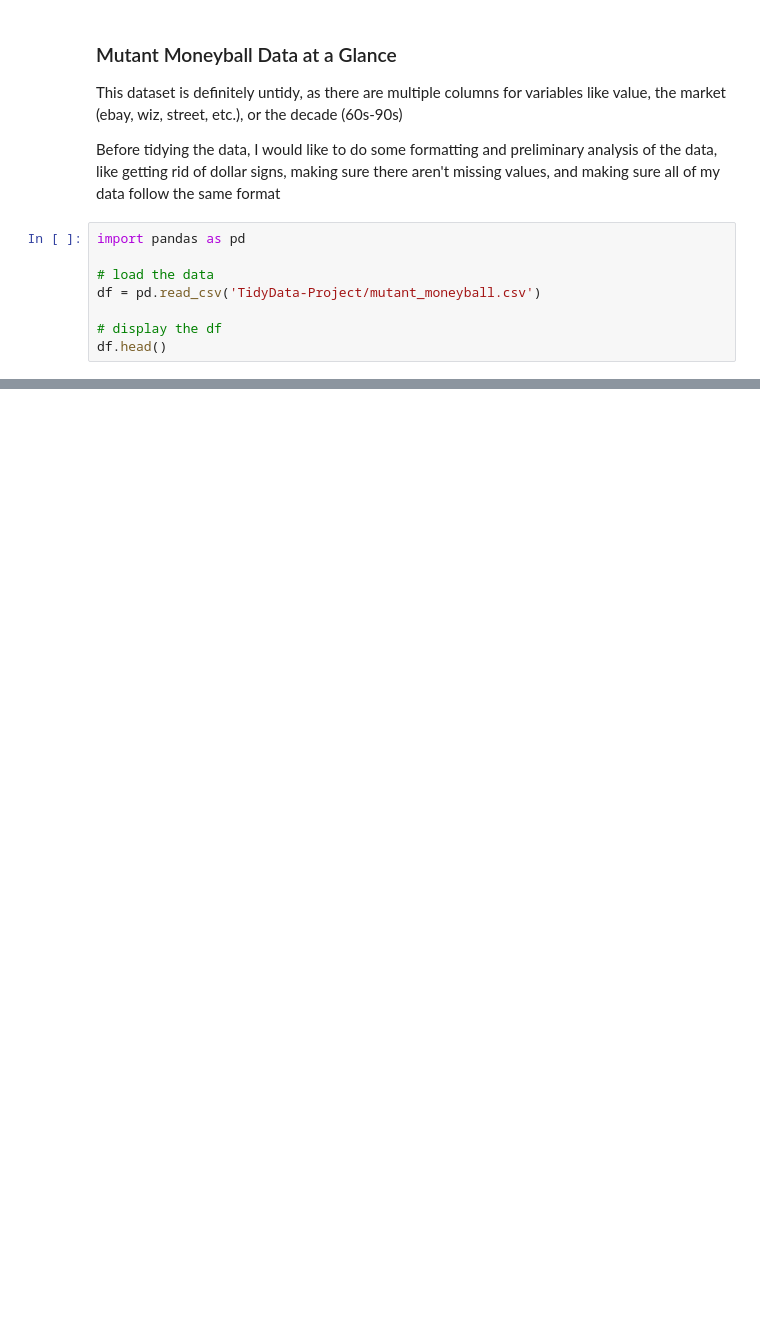
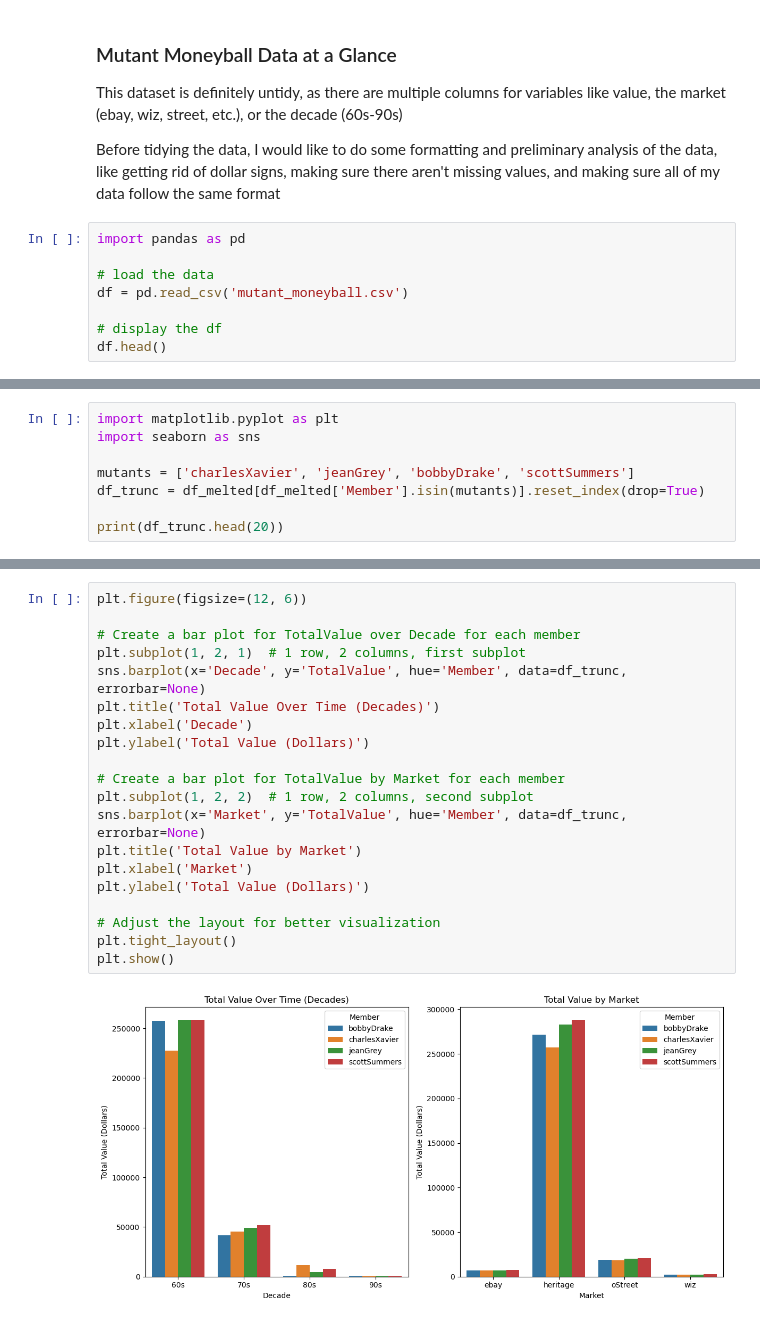
Before and after one commit to mmccoll03/MCCOLLUM-Data-Science-Portfolio, a Jupyter notebook: TidyData-Project/tidy_mutants.ipynb, the cells around one changed output, grey strips where cells are left out. Drawn from its saved outputs; the diff is of its cells as text; blank space fills up the shorter version.

```diff
--- a/TidyData-Project/tidy_mutants.ipynb
+++ b/TidyData-Project/tidy_mutants.ipynb
@@ -8,7 +8,7 @@ Before tidying the data, I would like to do some formatting and preliminary anal
 import pandas as pd
 
 # load the data
-df = pd.read_csv('TidyData-Project/mutant_moneyball.csv')
+df = pd.read_csv('mutant_moneyball.csv')
 
 # display the df
 df.head()
@@ -16,0 +176,8 @@ FileNotFoundError: [Errno 2] No such file or directory: 'TidyData-Project/mutant
+# %%
+import matplotlib.pyplot as plt
+import seaborn as sns
+
+mutants = ['charlesXavier', 'jeanGrey', 'bobbyDrake', 'scottSummers']
+df_trunc = df_melted[df_melted['Member'].isin(mutants)].reset_index(drop=True)
+
+print(df_trunc.head(20))
@@ -16,0 +210,22 @@ FileNotFoundError: [Errno 2] No such file or directory: 'TidyData-Project/mutant
+# %%
+plt.figure(figsize=(12, 6))
+
+# Create a bar plot for TotalValue over Decade for each member
+plt.subplot(1, 2, 1)  # 1 row, 2 columns, first subplot
+sns.barplot(x='Decade', y='TotalValue', hue='Member', data=df_trunc, errorbar=None)
+plt.title('Total Value Over Time (Decades)')
+plt.xlabel('Decade')
+plt.ylabel('Total Value (Dollars)')
+
+# Create a bar plot for TotalValue by Market for each member
+plt.subplot(1, 2, 2)  # 1 row, 2 columns, second subplot
+sns.barplot(x='Market', y='TotalValue', hue='Member', data=df_trunc, errorbar=None)
+plt.title('Total Value by Market')
+plt.xlabel('Market')
+plt.ylabel('Total Value (Dollars)')
+
+# Adjust the layout for better visualization
+plt.tight_layout()
+plt.show()
+# %% [output]
+[figure, added]
```
Also changed, not shown: parts of 20 cells of this notebook.
